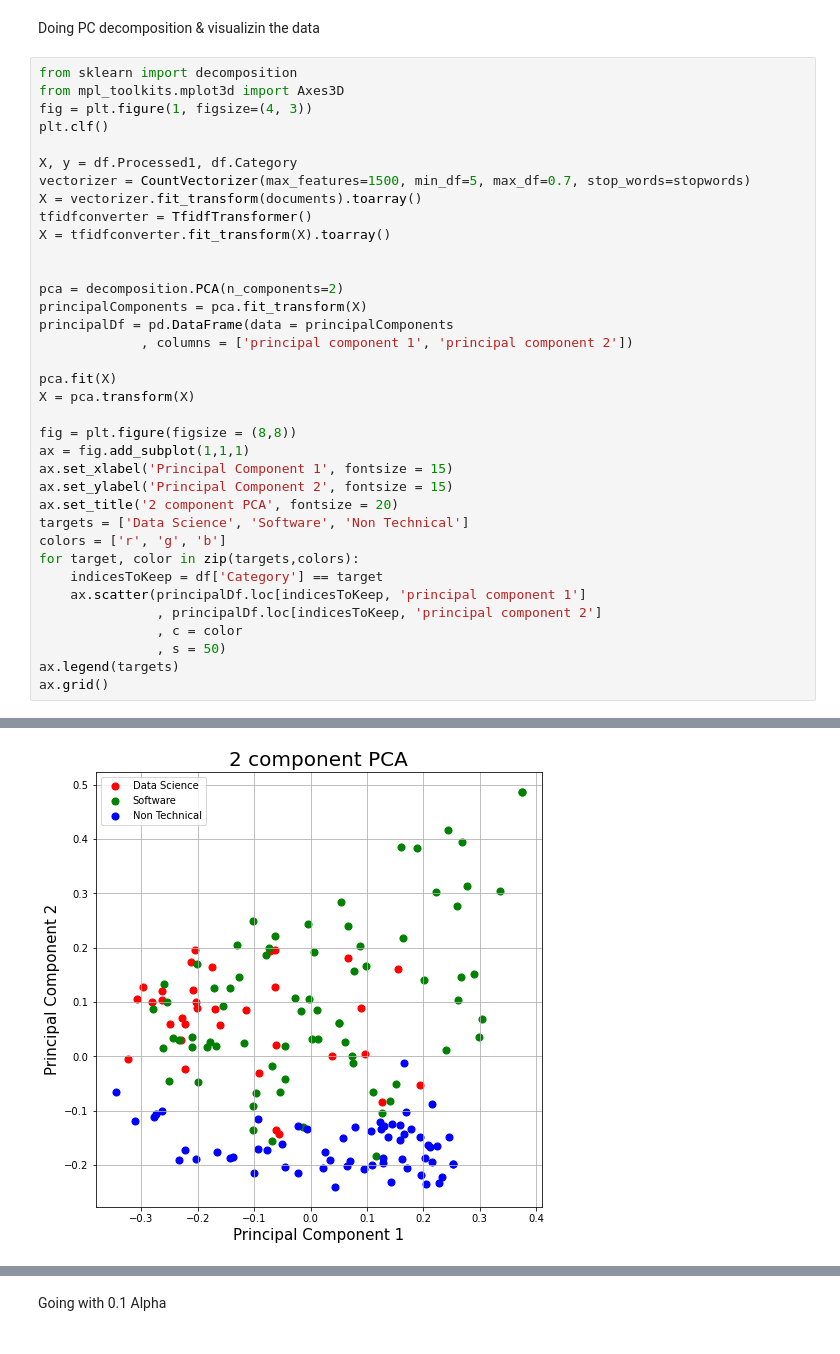
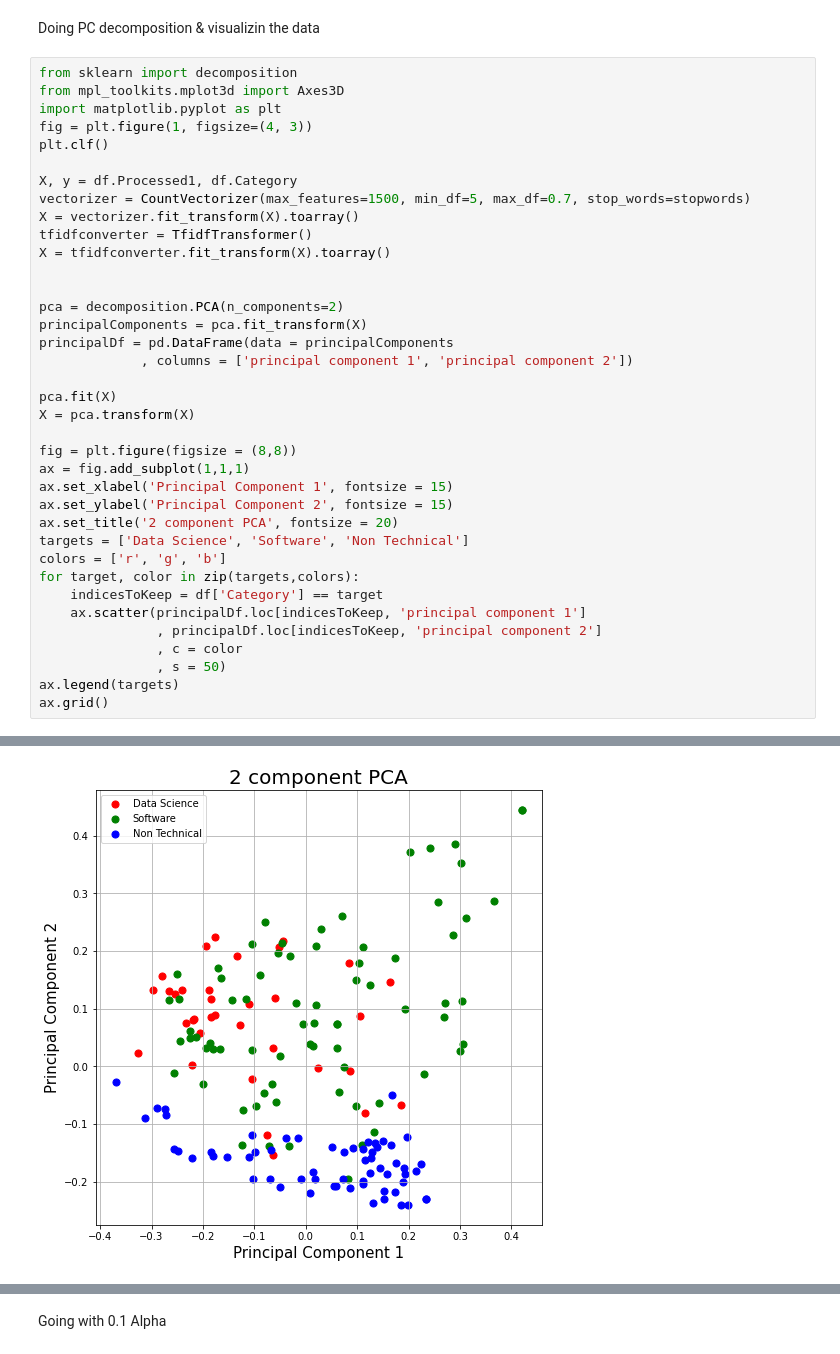
Before and after one commit to AbhiramGopal/ResumeParser, a Jupyter notebook: NLPRecommender.ipynb, the cells around one changed output, grey strips where cells are left out. Cells and saved outputs as stored; diff of their text form.

```diff
--- a/NLPRecommender.ipynb
+++ b/NLPRecommender.ipynb
@@ -277,42 +286,43 @@ Doing PC decomposition & visualizin the data
 # %%
 from sklearn import decomposition
 from mpl_toolkits.mplot3d import Axes3D
+import matplotlib.pyplot as plt
 fig = plt.figure(1, figsize=(4, 3))
 plt.clf()
 
 X, y = df.Processed1, df.Category
 vectorizer = CountVectorizer(max_features=1500, min_df=5, max_df=0.7, stop_words=stopwords)
-X = vectorizer.fit_transform(documents).toarray()
+X = vectorizer.fit_transform(X).toarray()
 tfidfconverter = TfidfTransformer()
 X = tfidfconverter.fit_transform(X).toarray()
 
 
 pca = decomposition.PCA(n_components=2)
 principalComponents = pca.fit_transform(X)
 principalDf = pd.DataFrame(data = principalComponents
              , columns = ['principal component 1', 'principal component 2'])
 
 pca.fit(X)
 X = pca.transform(X)
 
 fig = plt.figure(figsize = (8,8))
 ax = fig.add_subplot(1,1,1)
 ax.set_xlabel('Principal Component 1', fontsize = 15)
 ax.set_ylabel('Principal Component 2', fontsize = 15)
 ax.set_title('2 component PCA', fontsize = 20)
 targets = ['Data Science', 'Software', 'Non Technical']
 colors = ['r', 'g', 'b']
 for target, color in zip(targets,colors):
     indicesToKeep = df['Category'] == target
     ax.scatter(principalDf.loc[indicesToKeep, 'principal component 1']
                , principalDf.loc[indicesToKeep, 'principal component 2']
                , c = color
                , s = 50)
 ax.legend(targets)
 ax.grid()
 # %% [output]
 <Figure size 288x216 with 0 Axes>
-[figure, old version]
+[figure, new version]
 # %%
 # Import the necessary modules
 from sklearn import metrics
```
Also changed, not shown: parts of 19 cells of this notebook, 2 other files.
